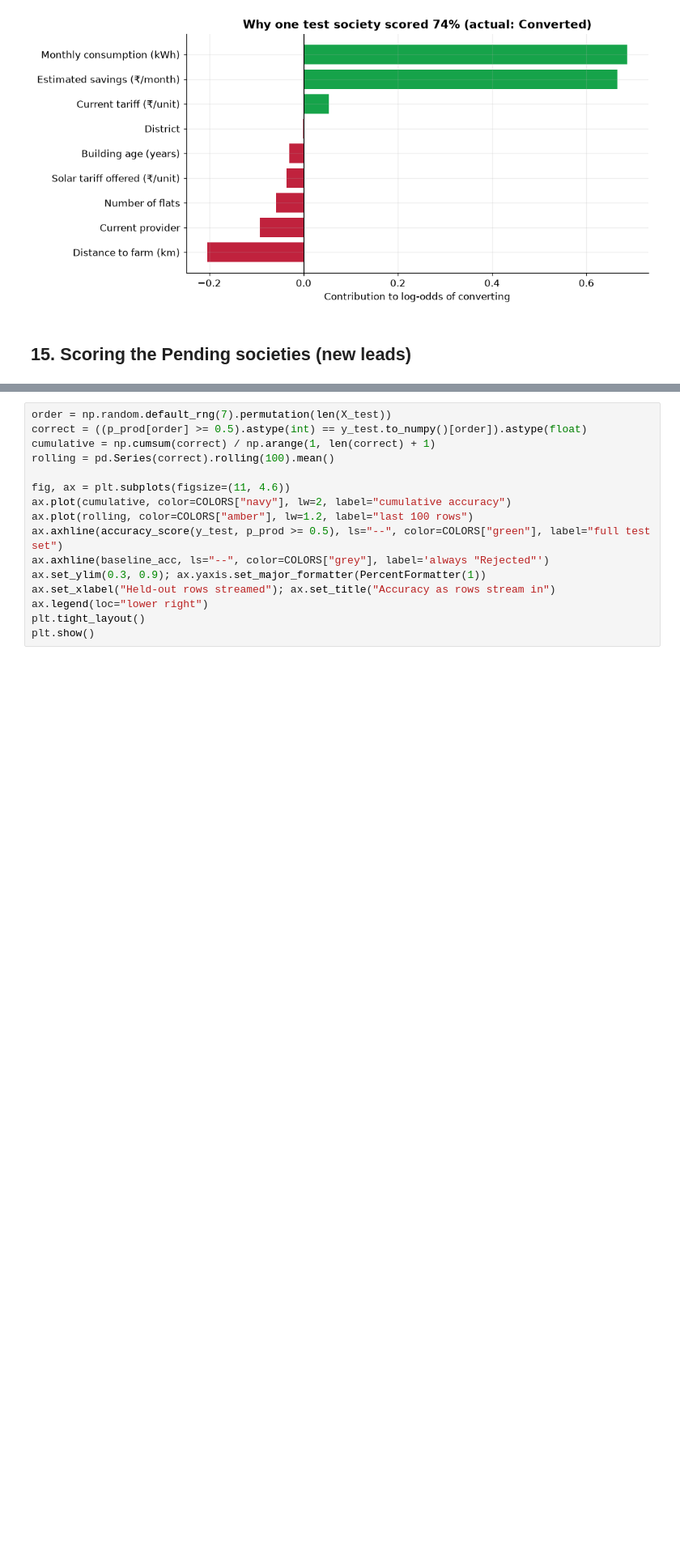
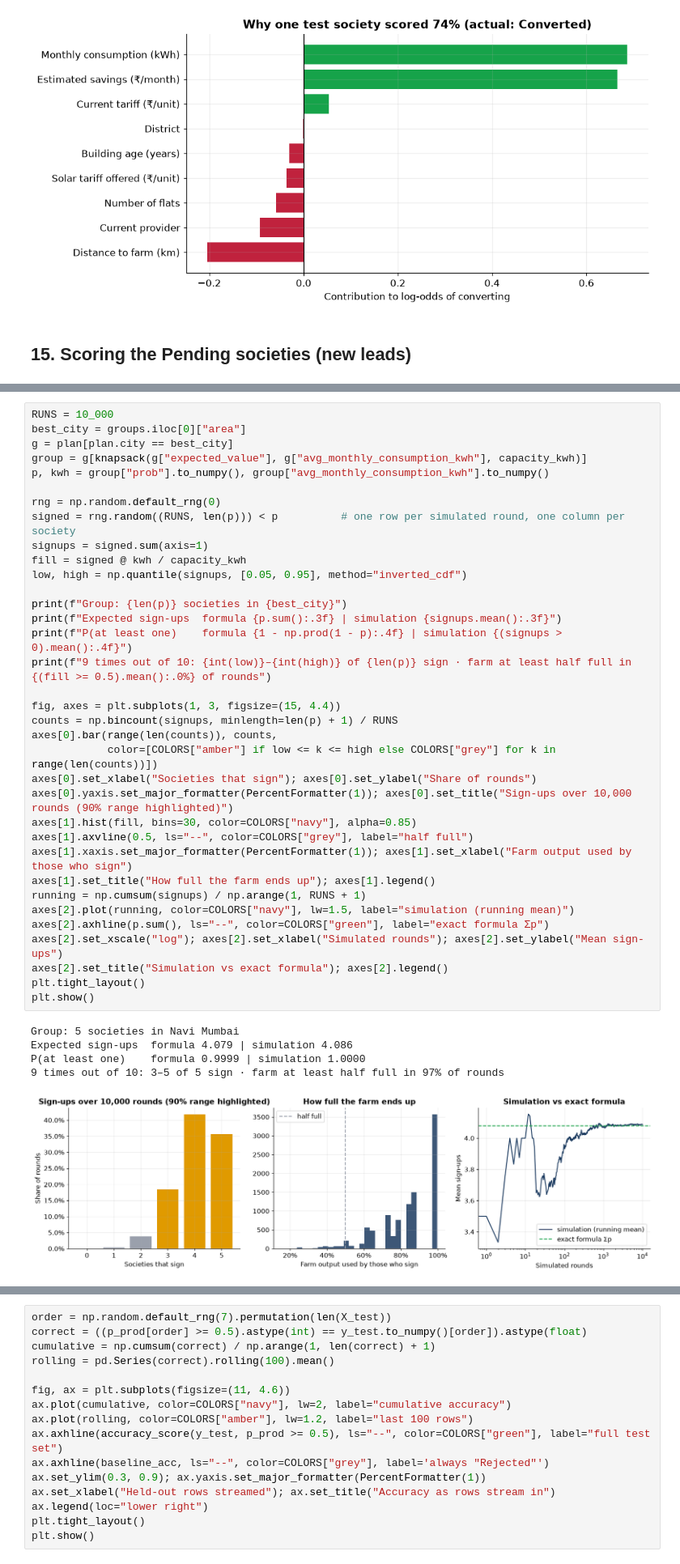
Before and after one commit to Heet-P/SGP-II, a Jupyter notebook: notebooks/SolarLeads_Model_Training.ipynb, the cells around one changed output, grey strips where cells are left out. Shown at 81% size. Drawn from its saved outputs; the diff is of its cells as text; blank space fills up the shorter version.

```diff
--- a/notebooks/SolarLeads_Model_Training.ipynb
+++ b/notebooks/SolarLeads_Model_Training.ipynb
@@ -762 +849,42 @@ groups.style.format({"avg chance": "{:.1%}", "expected sign-ups": "{:.1f}", "mon
+# %%
+RUNS = 10_000
+best_city = groups.iloc[0]["area"]
+g = plan[plan.city == best_city]
+group = g[knapsack(g["expected_value"], g["avg_monthly_consumption_kwh"], capacity_kwh)]
+p, kwh = group["prob"].to_numpy(), group["avg_monthly_consumption_kwh"].to_numpy()
+
+rng = np.random.default_rng(0)
+signed = rng.random((RUNS, len(p))) < p          # one row per simulated round, one column per society
+signups = signed.sum(axis=1)
+fill = signed @ kwh / capacity_kwh
+low, high = np.quantile(signups, [0.05, 0.95], method="inverted_cdf")
+
+print(f"Group: {len(p)} societies in {best_city}")
+print(f"Expected sign-ups  formula {p.sum():.3f} | simulation {signups.mean():.3f}")
+print(f"P(at least one)    formula {1 - np.prod(1 - p):.4f} | simulation {(signups > 0).mean():.4f}")
+print(f"9 times out of 10: {int(low)}–{int(high)} of {len(p)} sign · farm at least half full in {(fill >= 0.5).mean():.0%} of rounds")
+
+fig, axes = plt.subplots(1, 3, figsize=(15, 4.4))
+counts = np.bincount(signups, minlength=len(p) + 1) / RUNS
+axes[0].bar(range(len(counts)), counts,
+            color=[COLORS["amber"] if low <= k <= high else COLORS["grey"] for k in range(len(counts))])
+axes[0].set_xlabel("Societies that sign"); axes[0].set_ylabel("Share of rounds")
+axes[0].yaxis.set_major_formatter(PercentFormatter(1)); axes[0].set_title("Sign-ups over 10,000 rounds (90% range highlighted)")
+axes[1].hist(fill, bins=30, color=COLORS["navy"], alpha=0.85)
+axes[1].axvline(0.5, ls="--", color=COLORS["grey"], label="half full")
+axes[1].xaxis.set_major_formatter(PercentFormatter(1)); axes[1].set_xlabel("Farm output used by those who sign")
+axes[1].set_title("How full the farm ends up"); axes[1].legend()
+running = np.cumsum(signups) / np.arange(1, RUNS + 1)
+axes[2].plot(running, color=COLORS["navy"], lw=1.5, label="simulation (running mean)")
+axes[2].axhline(p.sum(), ls="--", color=COLORS["green"], label="exact formula Σp")
+axes[2].set_xscale("log"); axes[2].set_xlabel("Simulated rounds"); axes[2].set_ylabel("Mean sign-ups")
+axes[2].set_title("Simulation vs exact formula"); axes[2].legend()
+plt.tight_layout()
+plt.show()
+# %% [output]
+Group: 5 societies in Navi Mumbai
+Expected sign-ups  formula 4.079 | simulation 4.086
+P(at least one)    formula 0.9999 | simulation 1.0000
+9 times out of 10: 3–5 of 5 sign · farm at least half full in 97% of rounds
+[figure, added]
 # %% [markdown]
```
Also changed, not shown: parts of 10 cells of this notebook, 7 other files.
